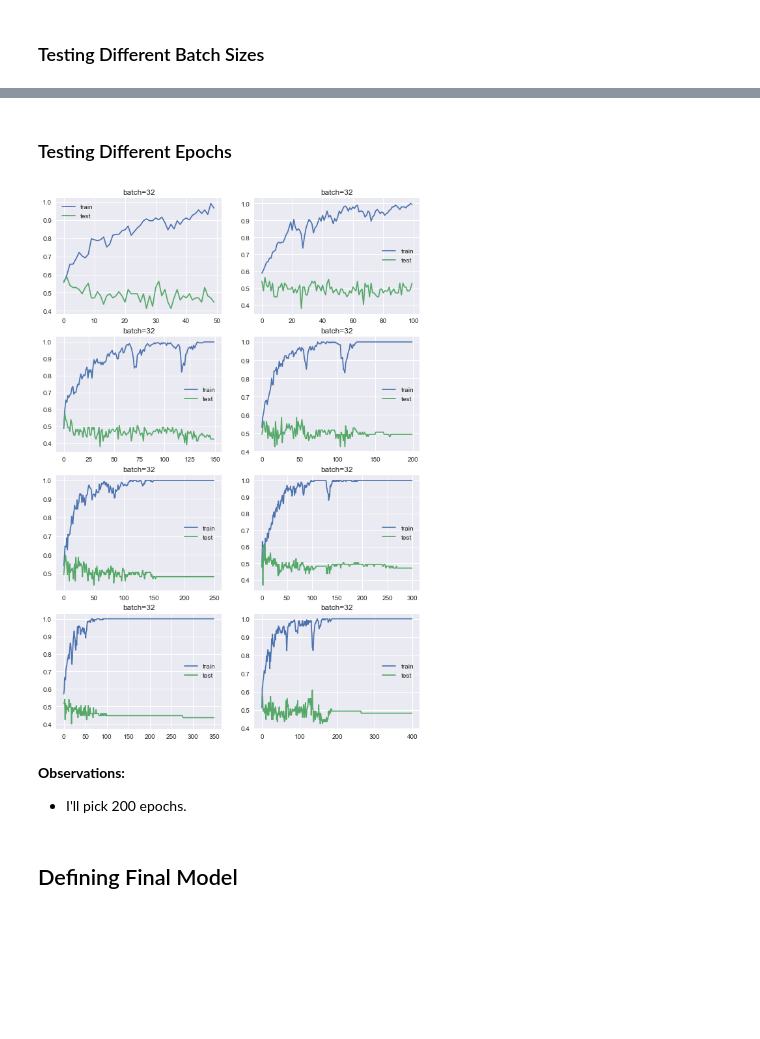
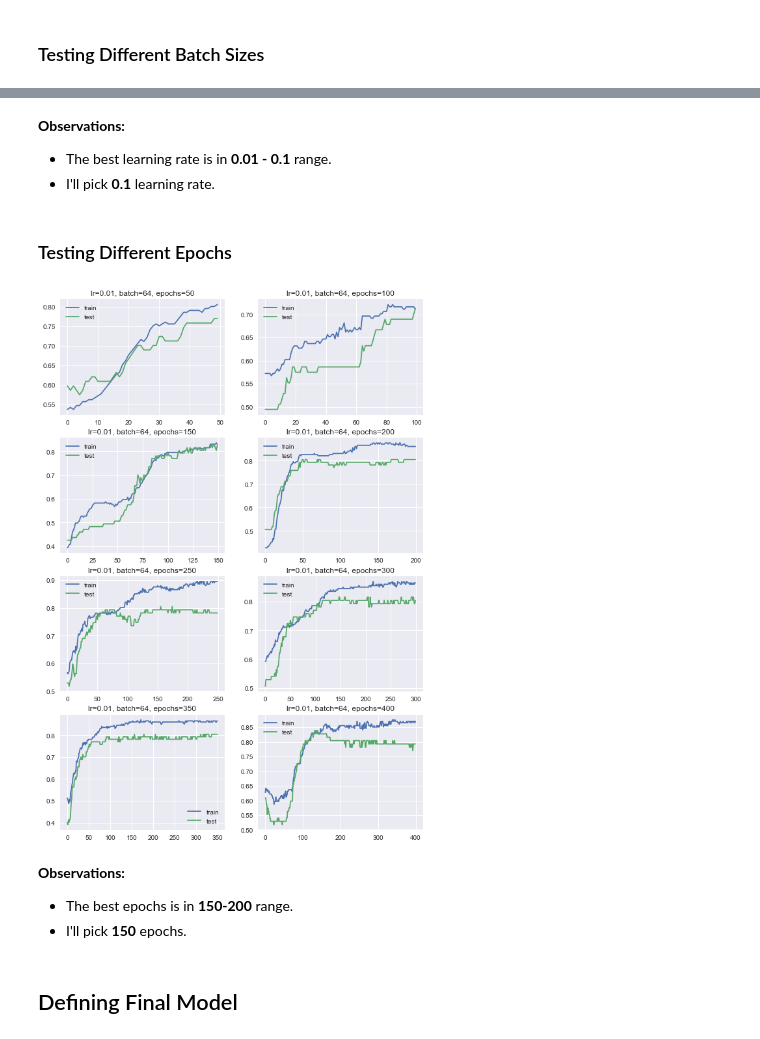
Before and after one commit to edutjie/Deep-Learning-Indonesia.AI, a Jupyter notebook: assignments/EduardusTjitrahardja_A1_batch18.ipynb, the cells around one changed output, grey strips where cells are left out. Saved outputs shown, nothing was run; the diff lists cells and outputs as text; code cells hidden in the pictures; blank space fills up the shorter version.

```diff
--- a/assignments/EduardusTjitrahardja_A1_batch18.ipynb
+++ b/assignments/EduardusTjitrahardja_A1_batch18.ipynb
@@ -467,19 +482,25 @@ Train: 1.000, Test: 0.471
 # %% [markdown]
 ### Testing Different Batch Sizes
 # %%
-def fit_model(epochs, n_batch):
+def fit_model(
+    lr,
+    batch_size,
+    epochs,
+    X_train,
+    y_train,
+    X_test,
+    y_test,
+):
     # define model
     model = Sequential()
-    model.add(Dense(32, input_dim=20, activation="relu"))
-    model.add(Dense(32, activation="relu"))
-    model.add(Dense(64, activation="relu"))
-    model.add(Dense(128, activation="relu"))
-    model.add(Dense(5, activation="softmax"))
+    model.add(Dense(12, input_dim=20, activation="relu"))
+    model.add(Dense(8, activation="relu"))
+    model.add(Dense(1, activation="sigmoid"))
 
     # compile model
     model.compile(
-        loss=SparseCategoricalCrossentropy(),
-        optimizer=Adam(learning_rate=0.01),
+        loss="binary_crossentropy",
+        optimizer=SGD(learning_rate=lr),
         metrics=["accuracy"],
     )
 
@@ -490,13 +511,13 @@ def fit_model(epochs, n_batch):
         validation_data=(X_test, y_test),
         epochs=epochs,
         verbose=0,
-        batch_size=n_batch,
+        batch_size=batch_size,
     )
 
     # plot learning curves
     plt.plot(history.history["accuracy"], label="train")
     plt.plot(history.history["val_accuracy"], label="test")
-    plt.title("batch=" + str(n_batch))
+    plt.title(f"lr={lr}, batch={batch_size}, epochs={epochs}")
     plt.legend()
 # %%
 batch_sizes = [4, 8, 16, 32, 64, 128, 256, 450]
@@ -509,7 +530,7 @@ for i in range(len(batch_sizes)):
     plt.subplot(plot_no)
 
     # fit model and plot learning curves for a batch size
-    fit_model(200, batch_sizes[i])
+    fit_model(0.01, batch_sizes[i], 200, X_train, y_train, X_test, y_test)
 
 # show learning curves
 plt.show()
@@ -520,0 +544,15 @@ plt.show()
+# %%
+lrs = [1, 1e-1, 1e-2, 1e-3, 1e-4, 1e-5, 1e-6, 1e-7]
+
+plt.figure(figsize=(10, 15))
+for i in range(len(lrs)):
+
+    # determine the plot number
+    plot_no = 420 + (i+1)
+    plt.subplot(plot_no)
+
+    # fit model and plot learning curves for a batch size
+    fit_model(lrs[i], 64, 200, X_train, y_train, X_test, y_test)
+
+# show learning curves
+plt.show()
@@ -521,25 +561,30 @@ plt.show()
+# %% [markdown]
+**Observations:**
+- The best learning rate is in **0.01 - 0.1** range.
+- I'll pick **0.1** learning rate.
 # %% [markdown]
 ### Testing Different Epochs
 # %%
 epochs = [50, 100, 150, 200, 250, 300, 350, 400]
 
 plt.figure(figsize=(10, 15))
 for i in range(len(epochs)):
 
     # determine the plot number
     plot_no = 420 + (i+1)
     plt.subplot(plot_no)
 
     # fit model and plot learning curves for a batch size
-    fit_model(epochs[i], 32)
+    fit_model(0.01, 64, epochs[i], X_train, y_train, X_test, y_test)
 
 # show learning curves
 plt.show()
 # %% [output]
-[figure, old version]
+[figure, new version]
 # %% [markdown]
 **Observations:**
-- I'll pick 200 epochs.
+- The best epochs is in **150-200** range.
+- I'll pick **150** epochs.
 # %% [markdown]
 ## Defining Final Model
 # %%
```
Also changed, not shown: parts of 39 cells of this notebook.
